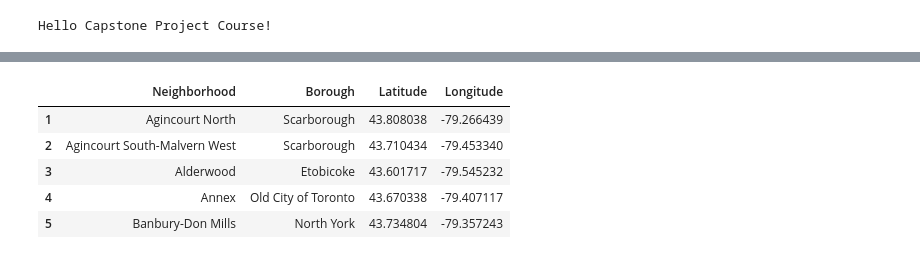
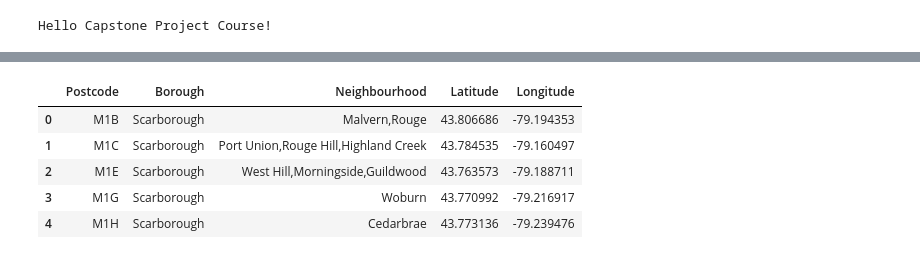
Before and after one commit to nik-murthy/ibm-ds-prof, a Jupyter notebook: Applied_Data_Science_Capstone_NikhilM.ipynb, the cells around one changed output, grey strips where cells are left out. Saved outputs shown, nothing was run; the diff lists cells and outputs as text; code cells hidden in the pictures.

```diff
--- a/Applied_Data_Science_Capstone_NikhilM.ipynb
+++ b/Applied_Data_Science_Capstone_NikhilM.ipynb
@@ -84,20 +100,18 @@ df_neighborhoods.head()
-# %%
-#Get Lat & Lan for all neighborhoods
-geolocator = Nominatim(user_agent="toronto_explorer")
-toronto_location = geolocator.geocode("Toronto")
-
-for index, row in df_neighborhoods.iterrows():
-    location = geolocator.geocode(row["Neighborhood"]+ ' ' + row["Borough"] + ' Toronto')
-    if location is not None:
-        df_neighborhoods.at[index, 'Latitude'] = location.latitude
-        df_neighborhoods.at[index, 'Longitude'] = location.longitude
-
-df_neighborhoods.head()
-# %% [output]
-|  | Neighborhood | Borough | Latitude | Longitude |
-| 1 | Agincourt North | Scarborough | 43.808038 | -79.266439 |
-| 2 | Agincourt South-Malvern West | Scarborough | 43.710434 | -79.453340 |
-| 3 | Alderwood | Etobicoke | 43.601717 | -79.545232 |
-| 4 | Annex | Old City of Toronto | 43.670338 | -79.407117 |
-| 5 | Banbury-Don Mills | North York | 43.734804 | -79.357243 |
+# %%
+#CSV for lats and longs for Toronto
+coordinates_url = "https://cocl.us/Geospatial_data"
+coordinates_data = pd.read_csv(coordinates_url)
+coordinates_data.columns = ["Postcode", "Latitude", "Longitude"]
+
+merged_neighborhood_data = pd.merge(final_neighborhood_data,
+                                   coordinates_data,
+                                   on="Postcode")
+merged_neighborhood_data.head()
+# %% [output]
+|  | Postcode | Borough | Neighbourhood | Latitude | Longitude |
+| 0 | M1B | Scarborough | Malvern,Rouge | 43.806686 | -79.194353 |
+| 1 | M1C | Scarborough | Port Union,Rouge Hill,Highland Creek | 43.784535 | -79.160497 |
+| 2 | M1E | Scarborough | West Hill,Morningside,Guildwood | 43.763573 | -79.188711 |
+| 3 | M1G | Scarborough | Woburn | 43.770992 | -79.216917 |
+| 4 | M1H | Scarborough | Cedarbrae | 43.773136 | -79.239476 |
 # %%
```
Also changed, not shown: parts of 9 cells of this notebook.
